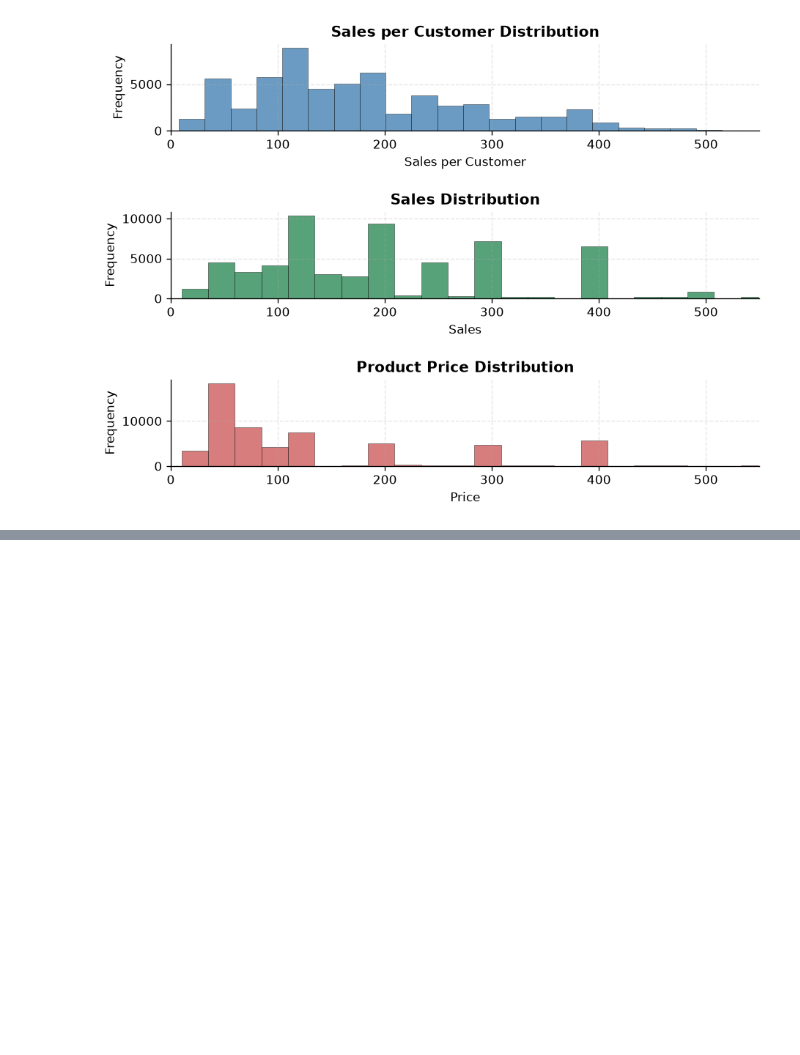
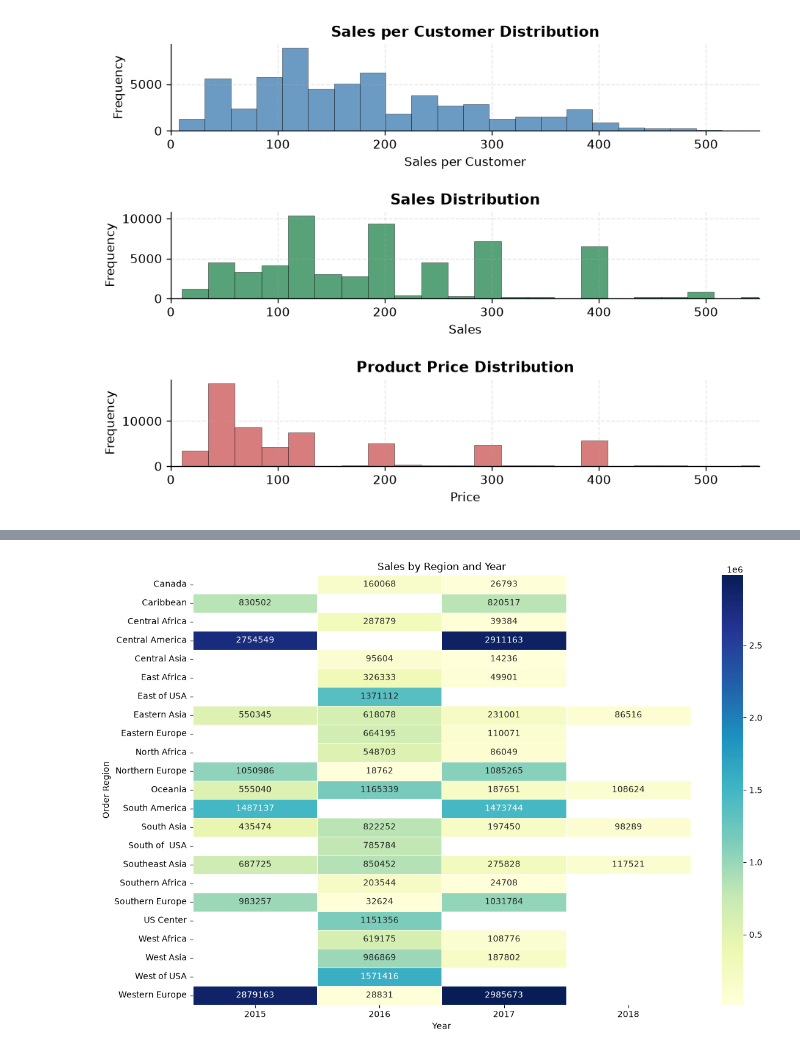
Before and after one commit to Mina-Makram-001/2B_Data_Science_Portfolio, a Jupyter notebook: 2_Cleaning_P2_&_EDA.ipynb, the cells around one changed output, grey strips where cells are left out. Drawn from its saved outputs; the diff is of its cells as text; code cells hidden in the pictures; blank space fills up the shorter version.

```diff
--- a/2_Cleaning_P2_&_EDA.ipynb
+++ b/2_Cleaning_P2_&_EDA.ipynb
@@ -335,0 +338,30 @@ plt.show()
+# %%
+df = df.sort_values(by='shipping_date_(DateOrders)')
+df['Month'] = df['shipping_date_(DateOrders)'].dt.month
+df['Year'] = df['shipping_date_(DateOrders)'].dt.year
+
+
+pivot = df.pivot_table(
+    values='Sales',
+    index='Order_Region',
+    columns='Year',
+    aggfunc='sum'
+    )
+# %%
+plt.figure(figsize=(12, 8))
+
+sns.heatmap(
+    pivot,
+    annot=True,
+    fmt='.0f',
+    cmap='YlGnBu',
+    linewidths=0.5
+)
+
+plt.title('Sales by Region and Year')
+plt.xlabel('Year')
+plt.ylabel('Order Region')
+plt.tight_layout()
+plt.show()
+# %% [output]
+[figure, added]
```
Also changed, not shown: parts of 2 cells of this notebook, 2 other files.
